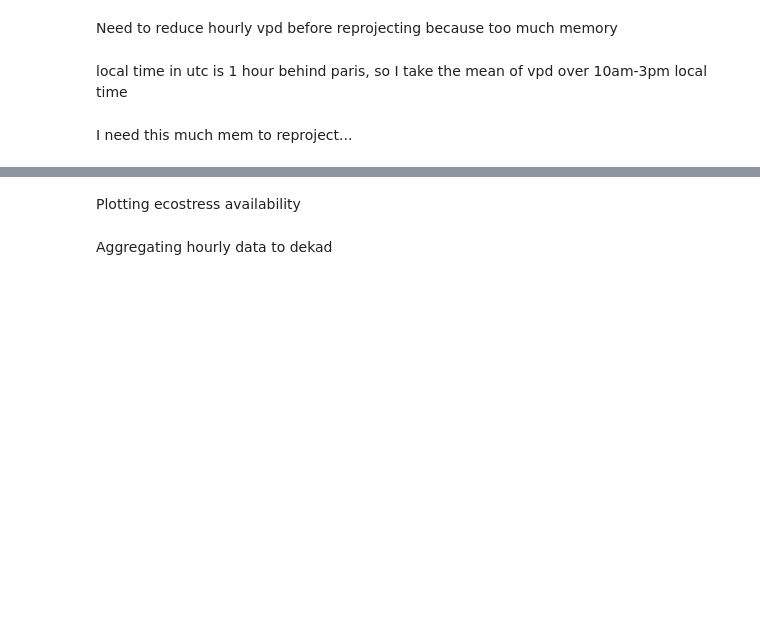
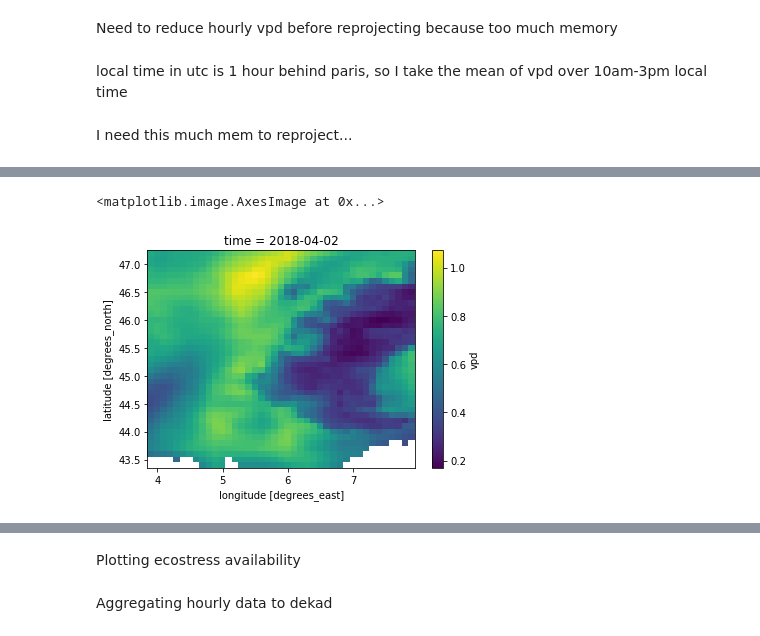
Before and after one commit to ecohydro/rhone-ecostress, a Jupyter notebook: notebooks/ECOSTRESS_Stacking.ipynb, the cells around one changed output, grey strips where cells are left out. Drawn from its saved outputs; the diff is of its cells as text; code cells hidden in the pictures; blank space fills up the shorter version.

Commit message:
resampled all vpd reanalysisto ecostress res, saved and copied

```diff
--- a/notebooks/ECOSTRESS_Stacking.ipynb
+++ b/notebooks/ECOSTRESS_Stacking.ipynb
@@ -15,7 +15,7 @@ from dask.distributed import Client
 import matplotlib.pyplot as plt
 
 n_partitions = 8
-root_path = Path("/mnt/ecostress/rhone-ecostress-data/")
+root_path = Path("/scratch/rave/rhone-ecostress-data/")
 
 with open(f"{root_path}/geo-countries/archive/countries.geojson", "rb") as f:
     all_countries_geojson = json.loads(f.read())
@@ -140,8 +180,6 @@ met_dataset['vpd'] = eio.vapor_deficit(met_dataset['t2m']-273.15,met_dataset['d2
 met_dataset = met_dataset.rio.set_crs(4326)
 # %%
 vpd = met_dataset['vpd']
-# %%
-vpd = vpd.rio.set_crs(4326)
 # %% [markdown]
 Need to reduce hourly vpd before reprojecting because too much memory
 # %% [markdown]
@@ -157,3 +193,5 @@ daytime_vpd_daily
+# %%
+daytime_vpd_daily = daytime_vpd_daily.rio.set_crs(4326)
 # %% [markdown]
 I need this much mem to reproject...
 # %%
@@ -163,0 +220,5 @@ daytime_vpd_daily.rio.reproject_match(et_tseries[0], resampling = Resampling.bil
+# %%
+daytime_vpd_daily[1].plot.imshow()
+# %% [output]
+<matplotlib.image.AxesImage at 0x...>
+[figure, added]
```
Also changed, not shown: parts of 12 cells of this notebook, 1 other file.
